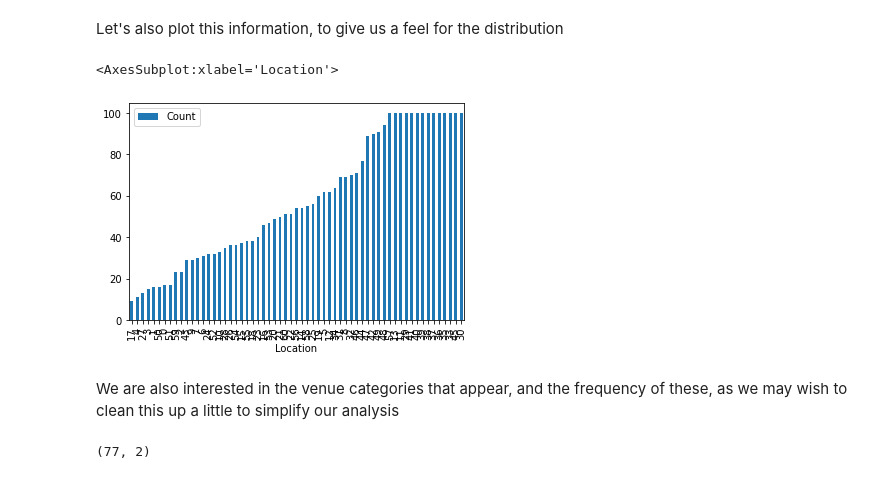
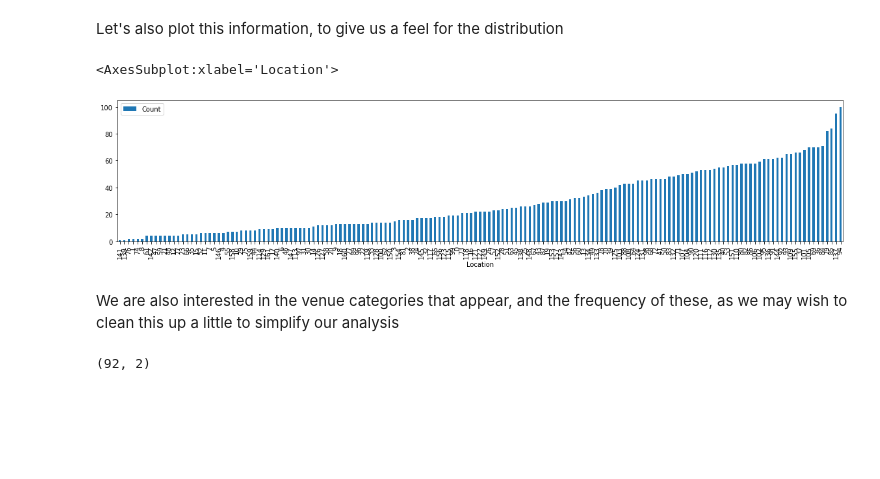
Before and after one commit to tomreimer16/Coursera_Capstone, a Jupyter notebook: capstone-london-analysis.ipynb, the cells around one changed output. Saved outputs shown, nothing was run; the diff lists cells and outputs as text; code cells hidden in the pictures; blank space fills up the shorter version.

```diff
--- a/capstone-london-analysis.ipynb
+++ b/capstone-london-analysis.ipynb
@@ -117,8 +121,8 @@ Now, let's set up our grid of locations, which will have a radius of 500m and be
 # %%
 london_x, london_y = transform_lltoxy.transform(london_lon, london_lat)
 
-r=500
-count = 11
+r=300
+count = 25
 
 x_step = 2*r
 x_min = london_x - ((count-1)/2)*x_step
@@ -148,16 +152,14 @@ for i in range(0, count):
             xs.append(x)
             ys.append(y)
 
-            # names.append(geolocator.reverse([lat, lon], addressdetails=False))
-            # time.sleep(1)
             names.append(id)
             id = id+1
 
 hexData = pd.DataFrame(
-    {'address': names,
-     'latitude': latitudes,
-     'longitude': longitudes,
-     'distance_to_center': distances_from_center,
+    {'Location': names,
+     'Lat': latitudes,
+     'Lon': longitudes,
+     'Dist_to_cent': distances_from_center,
      'x': xs,
      'y': ys
     })
@@ -188,7 +190,7 @@ for lat, lng, pc in zip(pcData['latitude'], pcData['longitude'], pcData['postcod
         fill_opacity=0.7,
         parse_html=False).add_to(map_lon)
 
-for lat, lng in zip(hexData['latitude'], hexData['longitude']):
+for lat, lng in zip(hexData['Lat'], hexData['Lon']):
     folium.Circle(
         [lat, lng],
         radius= r,
@@ -263,10 +265,10 @@ def getNearbyVenues(names, latitudes, longitudes, radius=500):
 # %% [markdown]
 First, let's pull the nearby venues for each of our locations
 # %%
-local_venues = getNearbyVenues( names=hexData['address']
-                                , latitudes=hexData['latitude']
-                                , longitudes=hexData['longitude']
-                                , radius = 500
+local_venues = getNearbyVenues( names=hexData['Location']
+                                , latitudes=hexData['Lat']
+                                , longitudes=hexData['Lon']
+                                , radius = r
                                   )
 
 local_venues.head()
@@ -315,10 +317,10 @@ grouped_locations.tail(15)
 # %% [markdown]
 Let's also plot this information, to give us a feel for the distribution
 # %%
-grouped_locations.plot(kind='bar', x='Location', y='Count')
+grouped_locations.plot(kind='bar', x='Location', y='Count', figsize=(20,4))
 # %% [output]
 <AxesSubplot:xlabel='Location'>
-[figure, old version]
+[figure, new version]
 # %% [markdown]
 We are also interested in the venue categories that appear, and the frequency of these, as we may wish to clean this up a little to simplify our analysis
 # %%
@@ -332,5 +334,5 @@ grouped_venues_filtered = grouped_venues[grouped_venues['Count']>10].sort_values
 
 grouped_venues_filtered.shape
 # %% [output]
-(77, 2)
+(92, 2)
 # %%
```
Also changed, not shown: parts of 32 cells of this notebook, 6 other files.
